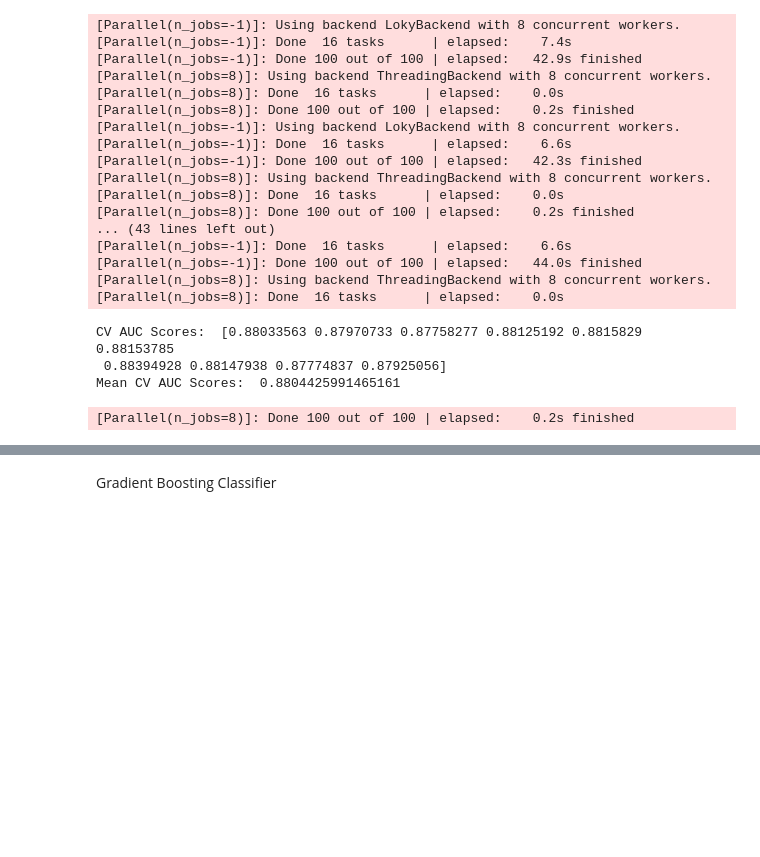
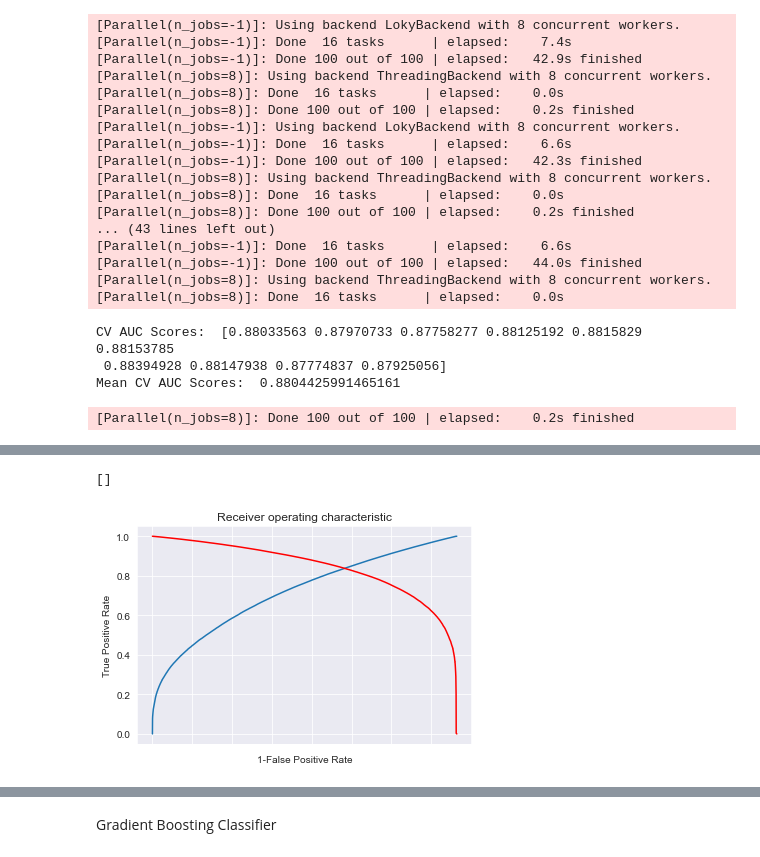
Before and after one commit to horacefung/Main_Projects, a Jupyter notebook: Smart_Watch_Motion_Detection/notebooks/model_training.ipynb, the cells around one changed output, grey strips where cells are left out. Saved outputs shown, nothing was run; the diff lists cells and outputs as text; code cells hidden in the pictures; blank space fills up the shorter version.

```diff
--- a/Smart_Watch_Motion_Detection/notebooks/model_training.ipynb
+++ b/Smart_Watch_Motion_Detection/notebooks/model_training.ipynb
@@ -301,2 +416,18 @@ Mean CV AUC Scores:  0.8804425991465161
+# %%
+i = np.arange(len(tpr)) # index for df
+roc = pd.DataFrame({'fpr' : pd.Series(fpr, index=i),'tpr' : pd.Series(tpr, index = i), '1-fpr' : pd.Series(1-fpr, index = i), 'tf' : pd.Series(tpr - (1-fpr), index = i), 'thresholds' : pd.Series(thresholds, index = i)})
+roc.iloc[(roc.tf-0).abs().argsort()[:1]]
+
+# Plot tpr vs 1-fpr
+fig, ax = plt.subplots()
+plt.plot(roc['tpr'])
+plt.plot(roc['1-fpr'], color = 'red')
+plt.xlabel('1-False Positive Rate')
+plt.ylabel('True Positive Rate')
+plt.title('Receiver operating characteristic')
+ax.set_xticklabels([])
+# %% [output]
+[]
+[figure, added]
 # %%
 #This is on the unseen test set, we can do cross val as well and that'll be about 5 mins.
```
Also changed, not shown: parts of 27 cells of this notebook, 2 other files.
